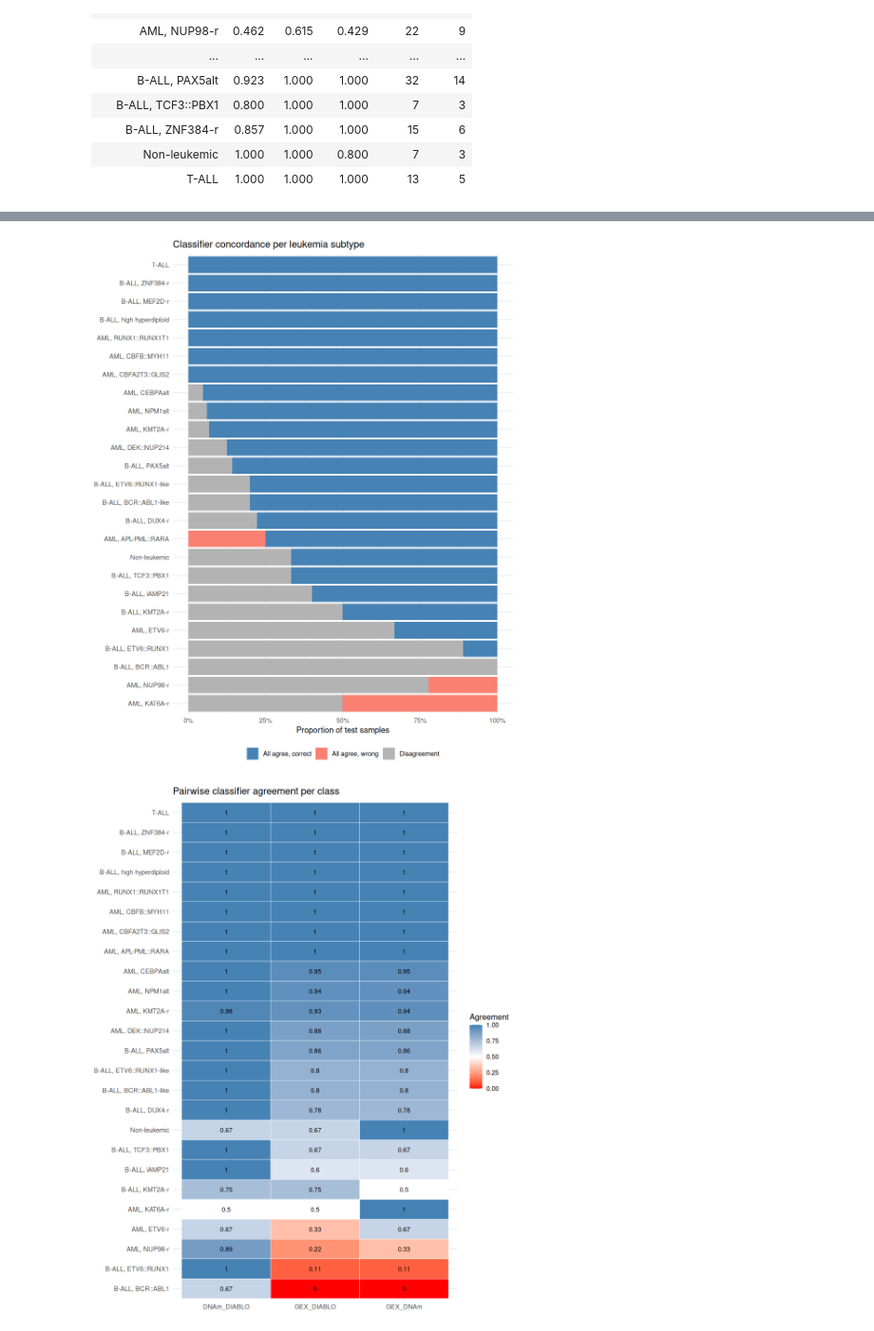
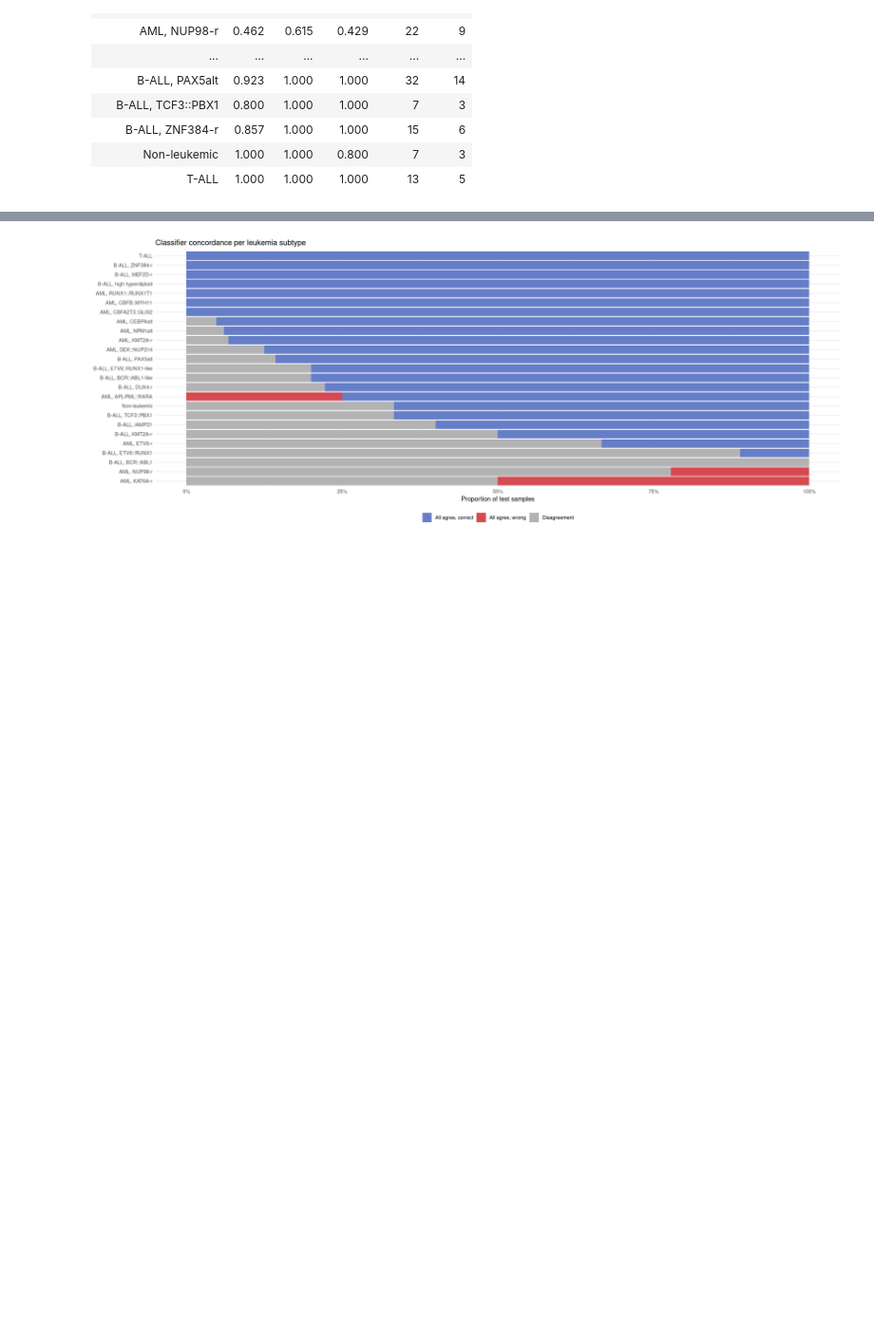
Before and after one commit to Molmed/pallas, a Jupyter notebook: R/mixomics_evaluate_model.ipynb, the cells around one changed output, grey strips where cells are left out. Shown at 95% size. Cells and saved outputs as stored; diff of their text form; code cells hidden in the pictures; blank space fills up the shorter version.

```diff
--- a/R/mixomics_evaluate_model.ipynb
+++ b/R/mixomics_evaluate_model.ipynb
@@ -32,6 +32,13 @@ DIABLO_MODEL_FILE <- file.path(MIXOMICS_DIR, "diablo_model.rds")
 if (!dir.exists(PREDICTIONS_OUTPUT_DIR)) {
     dir.create(PREDICTIONS_OUTPUT_DIR, recursive = TRUE)
 }
+# %%
+BLUE="#667ec8"
+RED="#d64a51"
+YELLOW="#d6ce2f"
+GREEN="#90c23a"
+LIGHTBLUE="#60acda"
+PURPLE="#9454b0"
 # %%
 # Reload in a fresh session with
 gex_model    <- readRDS(GEX_MODEL_FILE)
@@ -406,95 +414,33 @@ results_df <- results_df |>
       all_agree & gex_pred != true_label  ~ "All agree, wrong",
       !all_agree                           ~ "Disagreement"
     )
   )
 
 # ============================================================
 # 1. Stacked bar — concordance per true class
 # ============================================================
 conc_summary <- results_df |>
   group_by(true_label, concordance) |>
   summarise(n = n(), .groups = "drop") |>
   group_by(true_label) |>
   mutate(pct = n / sum(n))
 
 ggplot(conc_summary,
        aes(x = pct,
            y = reorder(true_label, pct * (concordance == "All agree, correct")),
            fill = concordance)) +
   geom_bar(stat = "identity") +
-  scale_fill_manual(values = c("All agree, correct" = "steelblue",
-                                "All agree, wrong"   = "salmon",
+  scale_fill_manual(values = c("All agree, correct" = BLUE,
+                                "All agree, wrong"   = RED,
                                 "Disagreement"       = "grey70")) +
   scale_x_continuous(labels = scales::percent) +
   labs(title = "Classifier concordance per leukemia subtype",
        x = "Proportion of test samples", y = NULL, fill = NULL) +
   theme_minimal() +
   theme(legend.position = "bottom")
 
 # Save as svg
 ggsave(file.path(REPORT_OUTPUT_DIR, "concordance_plot.svg"),
        width = 8, height = 6, units = "in")
-
-# ============================================================
-# 2. Tile plot — pairwise agreement per class
-# ============================================================
-pairwise <- results_df |>
-  group_by(true_label) |>
-  summarise(
-    GEX_DNAm    = mean(gex_pred == dnam_pred),
-    GEX_DIABLO  = mean(gex_pred == diablo_pred),
-    DNAm_DIABLO = mean(dnam_pred == diablo_pred),
-    .groups = "drop"
-  ) |>
-  pivot_longer(cols = c("GEX_DNAm","GEX_DIABLO","DNAm_DIABLO"),
-               names_to = "Pair", values_to = "Agreement")
-
-ggplot(pairwise, aes(x = Pair,
-                      y = reorder(true_label, Agreement),
-                      fill = Agreement)) +
-  geom_tile(colour = "white") +
-  scale_fill_gradient2(low = "red", mid = "white", high = "steelblue",
-                       midpoint = 0.5, limits = c(0, 1)) +
-  geom_text(aes(label = round(Agreement, 2)), size = 3) +
-  labs(title = "Pairwise classifier agreement per class",
-       x = NULL, y = NULL, fill = "Agreement") +
-  theme_minimal()
-
-# Save as svg
-ggsave(file.path(REPORT_OUTPUT_DIR, "pairwise_agreement_plot.svg"),
-       width = 8, height = 6, units = "in")
-
-# ============================================================
-# 3. Scatter — per class: % all-agree vs % correct
-# ============================================================
-class_conc <- results_df |>
-  group_by(true_label) |>
-  summarise(
-    n          = n(),
-    pct_agree  = mean(all_agree),
-    pct_correct = mean(gex_pred == true_label &
-                       dnam_pred == true_label &
-                       diablo_pred == true_label),
-    .groups = "drop"
-  )
-
-ggplot(class_conc, aes(x = pct_agree, y = pct_correct,
-                        size = n, label = true_label)) +
-  geom_point(alpha = 0.7, colour = "steelblue") +
-  geom_abline(slope = 1, intercept = 0,
-              linetype = "dashed", colour = "grey50") +
-  geom_text_repel(size = 2.5, max.overlaps = 20) +
-  xlim(0, 1) + ylim(0, 1) +
-  labs(title    = "Agreement vs correctness per class",
-       subtitle = "Points below diagonal = models agree but are often wrong",
-       x = "Proportion of samples where all 3 models agree",
-       y = "Proportion of samples where all 3 models are correct",
-       size = "Test n") +
-  theme_minimal()
-
-# Save as svg
-ggsave(file.path(REPORT_OUTPUT_DIR, "agreement_correctness_plot.svg"),
-       width = 8, height = 6, units = "in")
 # %% [output]
-[figure, old version]
+[figure, new version]
-[figure, removed]
```
Also changed, not shown: parts of 12 cells of this notebook, 10 other files.
